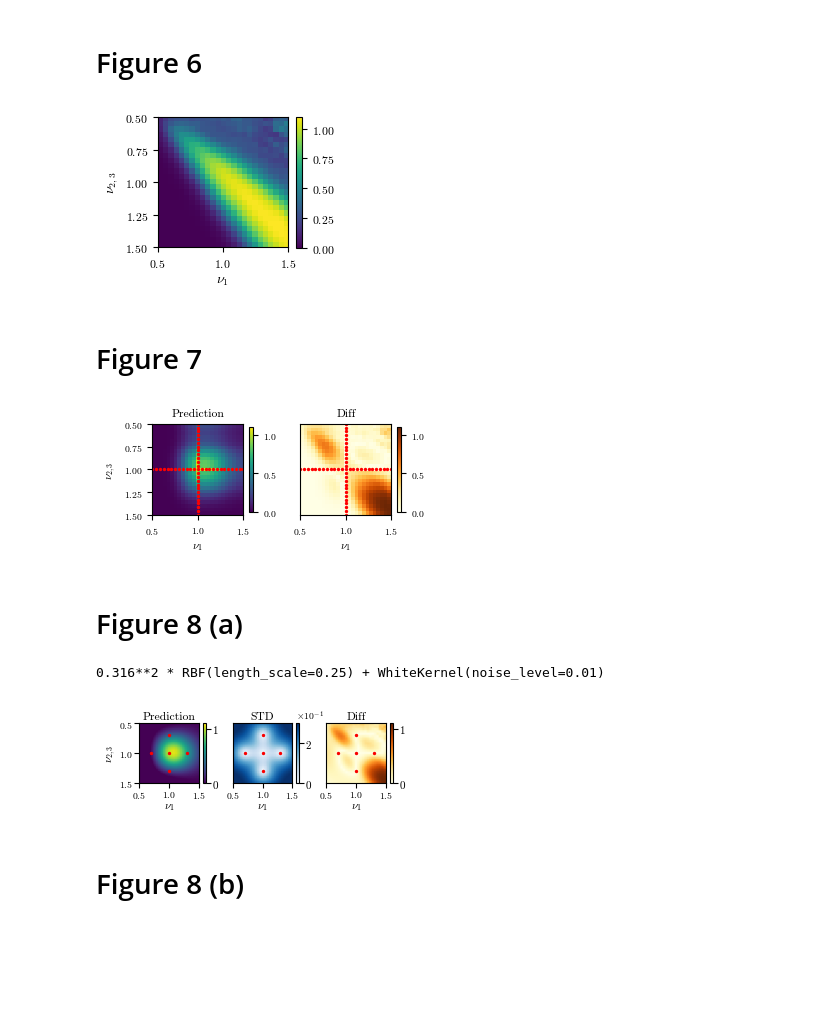
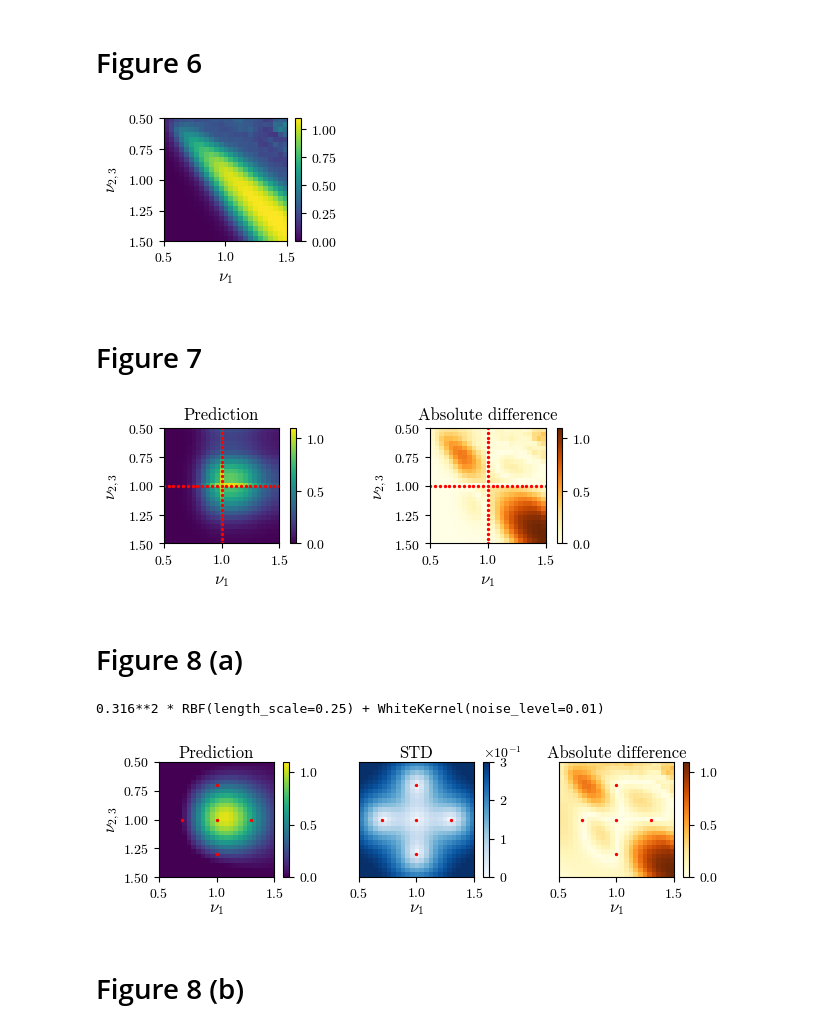
Before and after one commit to alexxromero/gpder, a Jupyter notebook: paper_figures/HEP_2D/plots.ipynb, the cells around one changed output. Cells and saved outputs as stored; diff of their text form; code cells hidden in the pictures; blank space fills up the shorter version.

Commit message:
updated figures

```diff
--- a/paper_figures/HEP_2D/plots.ipynb
+++ b/paper_figures/HEP_2D/plots.ipynb
@@ -81,14 +78,14 @@ plt.rcParams.update(
     {
         "text.usetex": False,
         "font.family": "serif",
-        "font.size": 8.5,
+        "font.size": 10,
         "font.serif": "cmr10",
         "mathtext.fontset": "cm",
         "axes.formatter.use_mathtext": True,
     }
 )
 
-plt.figure(figsize=(2.1, 1.7))
+plt.figure(figsize=(2, 1.6))
 plt.imshow(
     y_test.reshape(res, res),
     origin="upper",
@@ -97,13 +94,13 @@ plt.imshow(
     vmax=1.1,
 )
 plt.colorbar(ticks=[0, 0.25, 0.5, 0.75, 1])
-plt.xlabel(r"$\nu_{1}$", fontsize=10)
-plt.ylabel(r"$\nu_{2,3}$", fontsize=10)
+plt.xlabel(r"$\nu_{1}$", fontsize=12)
+plt.ylabel(r"$\nu_{2,3}$", fontsize=12)
 plt.yticks([0.5, 0.75, 1.0, 1.25, 1.5])
 plt.savefig("hep2d_true.pdf", bbox_inches="tight", pad_inches=0.03, dpi=400)
 plt.show()
 # %% [output]
-[figure, old version]
+[figure, new version]
 # %% [markdown]
 # Figure 7
 # %%
@@ -125,19 +118,22 @@ def generate_X_onaxis(res):
     return np.array(list(X_grid_set))
 # %%
 X_onaxis = generate_X_onaxis(res=25)
-y_onaxis = Pool(cpu_count()).map(efficiency_unnormalized, X_onaxis)
+y_onaxis = Pool(cpu_count()).map(
+    partial(efficiency, events_threeM=threeM, normalized=False), X_onaxis
+)
 y_onaxis = np.array(y_onaxis).reshape(
     -1,
 )
 
 
-def onaxis_regression(nuJ1, nuJ23, X_onaxis=X_onaxis, y_onaxisy=y_onaxis):
+def onaxis_regression(X, X_onaxis=X_onaxis, y_onaxis=y_onaxis):
+    (nuJ1, nuJ23) = X
     nuJ1_ix = np.where((X_onaxis[:, 0] == nuJ1) & (X_onaxis[:, 1] == 1))
     nuJ23_ix = np.where((X_onaxis[:, 0] == 1) & (X_onaxis[:, 1] == nuJ23))
     return y_onaxis[nuJ1_ix] * y_onaxis[nuJ23_ix]
 
 
-y_OAR = Pool(cpu_count()).starmap(onaxis_regression, X_test)
+y_OAR = Pool(cpu_count()).map(onaxis_regression, X_test)
 y_OAR = np.array(y_OAR).reshape(
     -1,
 )
@@ -149,7 +145,7 @@ for i, x in enumerate(X_onaxis):
     y_OAR[ix] = y_onaxis[i]
 
 # normalization
-norm = efficiency_unnormalized((1, 1))
+norm = efficiency((1, 1), events_threeM=threeM, normalized=False)
 y_OAR /= norm
 
 mse_OAR = np.mean((y_OAR.ravel() - y_test.ravel()) ** 2)
@@ -158,45 +154,45 @@ plt.rcParams.update(
     {
         "text.usetex": False,
         "font.family": "serif",
-        "font.size": 7,
+        "font.size": 10,
         "font.serif": "cmr10",
         "mathtext.fontset": "cm",
         "axes.formatter.use_mathtext": True,
     }
 )
 
-fig, ax = plt.subplots(1, 2, figsize=(3 + 3 / 8, 1.3), sharey=True)
-plt.subplots_adjust(wspace=0.3)
+fig, ax = plt.subplots(1, 2, figsize=(6.3, 1.5))
 res = res
 im0 = ax[0].imshow(
     y_OAR.reshape(res, res), extent=[X_lower, X_upper, X_upper, X_lower], vmin=0, vmax=1.1
 )
-plt.colorbar(im0, ax=ax[0], shrink=0.85, ticks=[0, 0.5, 1])
-ax[0].set_xlabel(r"$\nu_{1}$", fontsize=8)
-ax[0].set_ylabel(r"$\nu_{2,3}$", fontsize=8)
+plt.colorbar(im0, ax=ax[0], shrink=1, ticks=[0, 0.5, 1])
+ax[0].set_xlabel(r"$\nu_{1}$", fontsize=12)
+ax[0].set_ylabel(r"$\nu_{2,3}$", fontsize=12)
 ax[0].set_title("Prediction")
 ax[0].set_xlim(0.5, 1.5)
 ax[0].set_ylim(1.5, 0.5)
 
 diff = np.abs(y_OAR.ravel() - y_test.ravel()).reshape(res, res)
 im1 = ax[1].imshow(
     diff, extent=[X_lower, X_upper, X_upper, X_lower], cmap="YlOrBr", vmin=0, vmax=1.1
 )
-plt.colorbar(im1, ax=ax[1], shrink=0.85, ticks=[0, 0.5, 1])
-ax[1].set_xlabel(r"$\nu_{1}$", fontsize=8)
-ax[1].set_title("Diff")
+plt.colorbar(im1, ax=ax[1], shrink=1, ticks=[0, 0.5, 1])
+ax[1].set_xlabel(r"$\nu_{1}$", fontsize=12)
+ax[1].set_ylabel(r"$\nu_{2,3}$", fontsize=12)
+ax[1].set_title("Absolute difference")
 ax[1].set_xlim(0.5, 1.5)
 ax[1].set_ylim(1.5, 0.5)
 
 ax[0].scatter(X_onaxis[:, 0], X_onaxis[:, 1], color="red", s=2, label="Observations")
 ax[1].scatter(X_onaxis[:, 0], X_onaxis[:, 1], color="red", s=2, label="Observations")
 
-ax[1].tick_params(axis="y", left=False)
+# ax[1].tick_params(axis='y', left=False)
 
 plt.savefig("hep2d_onaxis.pdf", bbox_inches="tight", pad_inches=0.03, dpi=400)
 plt.show()
 # %% [output]
-[figure, old version]
+[figure, new version]
 # %% [markdown]
 # Figure 8 (a)
 # %%
@@ -261,16 +257,16 @@ plt.rcParams.update(
     {
         "text.usetex": False,
         "font.family": "serif",
-        "font.size": 7,
+        "font.size": 10,
         "font.serif": "cmr10",
         "mathtext.fontset": "cm",
         "axes.formatter.use_mathtext": True,
     }
 )
 
-fig, ax = plt.subplots(1, 3, figsize=((3 + 3 / 8), 1.3), sharey=True)
+fig, ax = plt.subplots(1, 3, figsize=(7.5, 1.5), sharey=True)
 y_pred, y_std = gp_reg.predict(X_test, return_std=True)
-plt.subplots_adjust(wspace=0.25)
+plt.subplots_adjust(wspace=0.1)
 im0 = fill_image(
     y_pred.reshape(res, res),
     ax[0],
@@ -279,7 +275,7 @@ im0 = fill_image(
     title="Prediction",
     vmin=0,
     vmax=1.1,
-    cbarticks=[0, 1],
+    #  cbarticks=[0, 1]
 )
 im1 = fill_image(
     y_std.reshape(res, res),
@@ -289,18 +285,18 @@ im1 = fill_image(
     cmap="Blues",
     vmin=0,
     vmax=0.3,
-    cbarticks=[0, 0.2],
+    #  cbarticks=[0, 0.2]
 )
 diff = np.abs(y_test - y_pred.ravel())
 im2 = fill_image(
     diff.reshape(res, res),
     ax[2],
     X_train=gp_reg.X_train,
-    title="Diff",
+    title="Absolute difference",
     cmap="YlOrBr",
     vmin=0,
     vmax=1.1,
-    cbarticks=[0, 1],
+    #  cbarticks=[0, 1]
 )
 
 ax[1].tick_params(axis="y", left=False)
@@ -310,7 +306,7 @@ plt.savefig("hep2d_regGPR.pdf", bbox_inches="tight", pad_inches=0.03, dpi=400)
 plt.show()
 # %% [output]
 0.316**2 * RBF(length_scale=0.25) + WhiteKernel(noise_level=0.01)
-[figure, old version]
+[figure, new version]
 # %% [markdown]
 # Figure 8 (b)
 # %%
```
Also changed, not shown: parts of 34 cells of this notebook, 53 other files.
